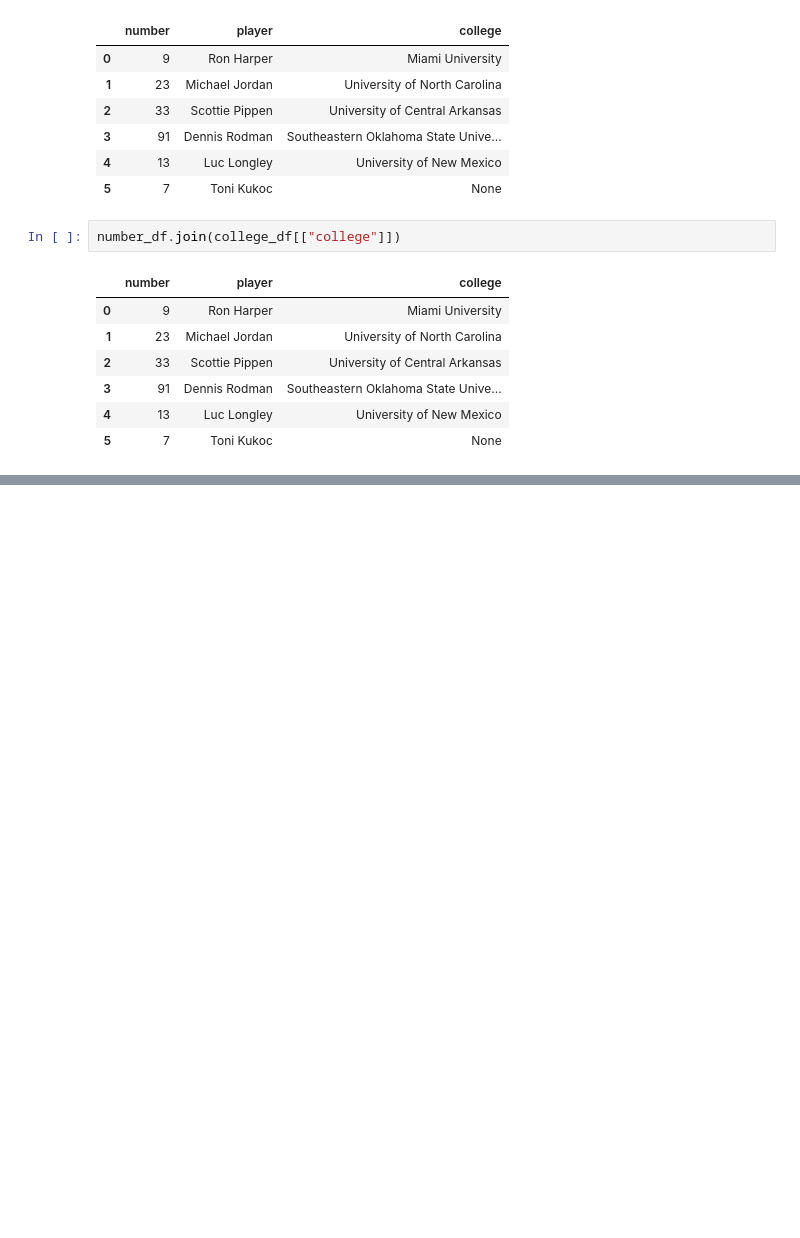
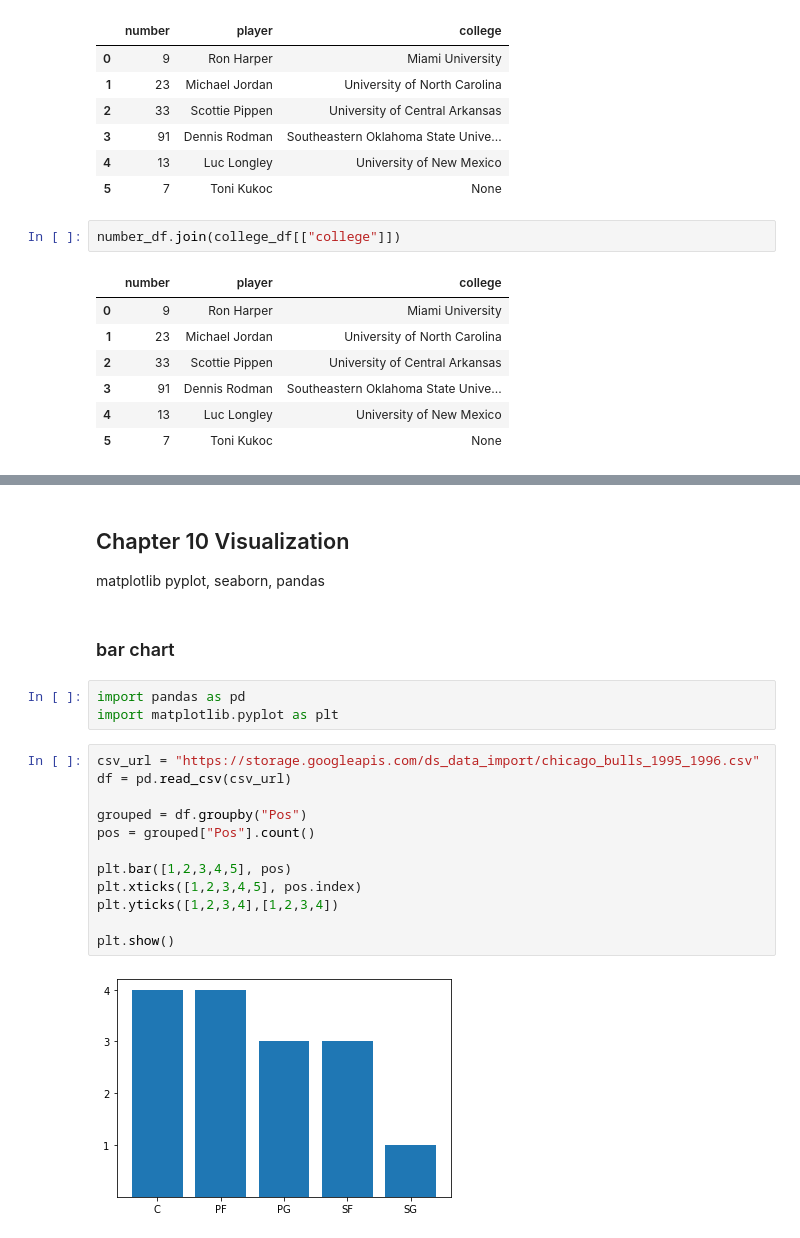
Before and after one commit to oouyang/learn_colab, a Jupyter notebook: Data_Science_in_Action.ipynb, the cells around one changed output, grey strips where cells are left out. Cells and saved outputs as stored; diff of their text form; blank space fills up the shorter version.

```diff
--- a/Data_Science_in_Action.ipynb
+++ b/Data_Science_in_Action.ipynb
@@ -1588,0 +1838,23 @@ number_df.join(college_df[["college"]])
+# %% [markdown]
+## Chapter 10 Visualization
+
+matplotlib pyplot, seaborn, pandas
+# %% [markdown]
+### bar chart
+# %%
+import pandas as pd
+import matplotlib.pyplot as plt
+# %%
+csv_url = "https://storage.googleapis.com/ds_data_import/chicago_bulls_1995_1996.csv"
+df = pd.read_csv(csv_url)
+
+grouped = df.groupby("Pos")
+pos = grouped["Pos"].count()
+
+plt.bar([1,2,3,4,5], pos)
+plt.xticks([1,2,3,4,5], pos.index)
+plt.yticks([1,2,3,4],[1,2,3,4])
+
+plt.show()
+# %% [output]
+[figure, added]
```
Also changed, not shown: parts of 69 cells of this notebook.
